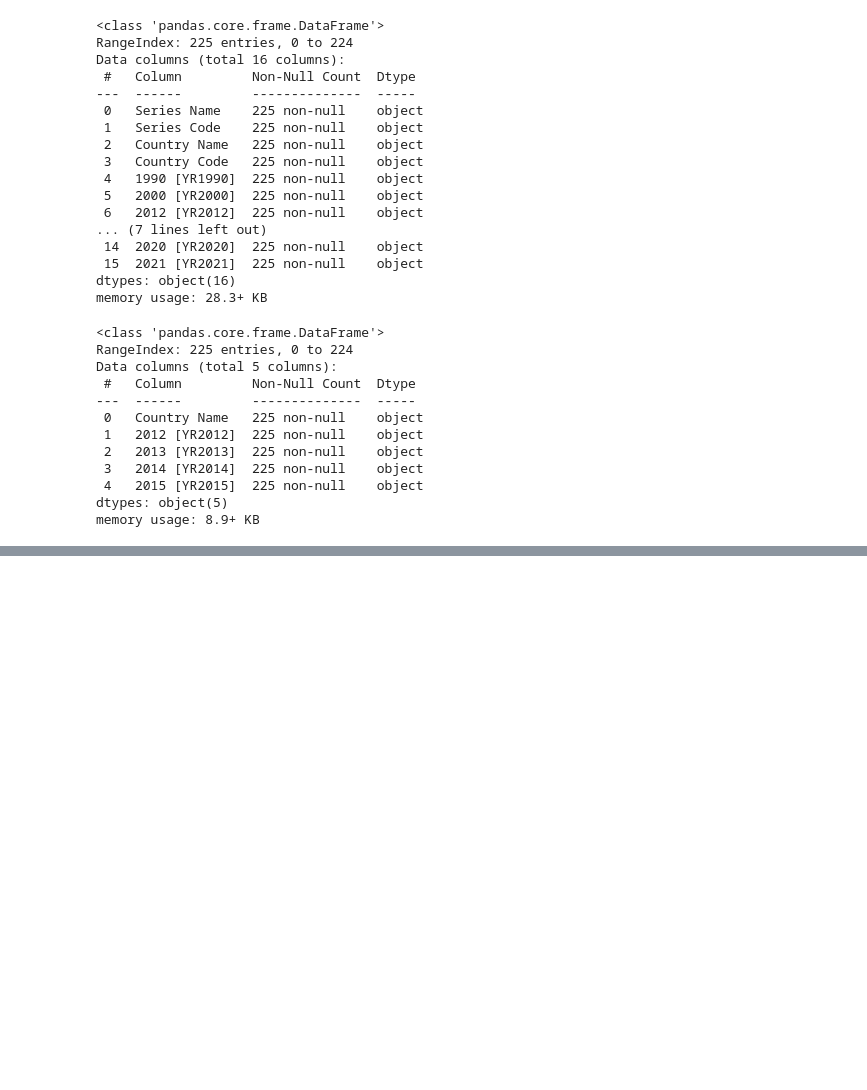
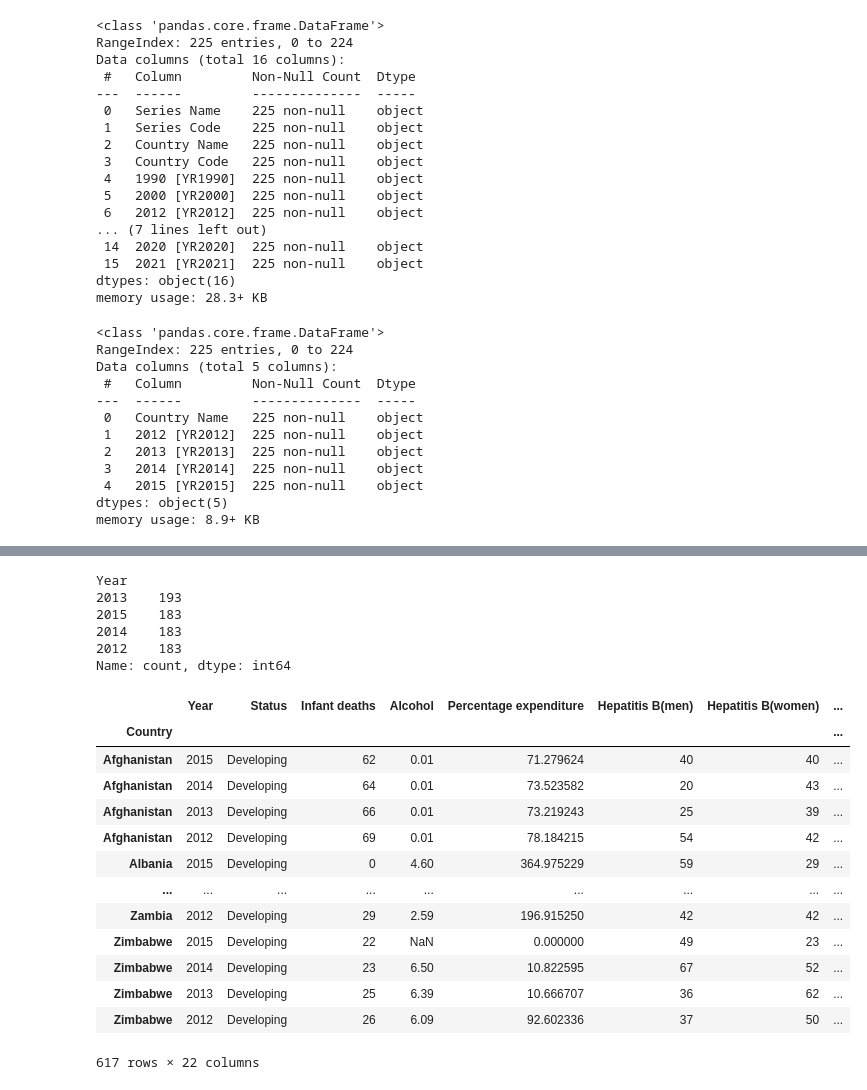
Before and after one commit to DaWaildHorse/Capstone_Project, a Jupyter notebook: Model.ipynb, the cells around one changed output, grey strips where cells are left out. Drawn from its saved outputs; the diff is of its cells as text; code cells hidden in the pictures; blank space fills up the shorter version.

```diff
--- a/Model.ipynb
+++ b/Model.ipynb
@@ -71,0 +265,7 @@ mortality_df = mortality_df[(mortality_df["Year"] >= 2012) & (mortality_df["Year
+# %%
+# Step 1: Compute average life expectancy and mortality
+mortality_df['Avg Life Expectancy'] = (mortality_df['Life expectancy (men)'] + mortality_df['Life expectancy(women)']) / 2
+mortality_df['Avg Adult Mortality'] = (mortality_df['Adult Mortality (men)'] + mortality_df['Adult Mortality (women)']) / 2
+
+# Step 2: Create a new DataFrame with selected columns
+mortality_df = mortality_df.drop(['Life expectancy (men)', 'Adult Mortality (men)', 'Life expectancy(women)', 'Adult Mortality (women)'], axis= 1)
@@ -71,0 +303,2 @@ mortality_df = mortality_df[(mortality_df["Year"] >= 2012) & (mortality_df["Year
+# %%
+mortality_df.set_index('Country', inplace=True)
@@ -71,0 +325,32 @@ mortality_df = mortality_df[(mortality_df["Year"] >= 2012) & (mortality_df["Year
+# %%
+mortality_df["Year"].value_counts()
+# %% [output]
+Year
+2013    193
+2015    183
+2014    183
+2012    183
+Name: count, dtype: int64
+# %%
+# Find countries (index values) with any NaN in GDP
+countries_with_nan_gdp = mortality_df[mortality_df['GDP'].isna()].index.unique()
+
+# Filter out those countries completely
+mortality_df_clean = mortality_df[~mortality_df.index.isin(countries_with_nan_gdp)]
+# %%
+mortality_df_clean
+# %% [output]
+|  | Year | Status | Infant deaths | Alcohol | Percentage expenditure | Hepatitis B(men) | Hepatitis B(women) | ... |
+| Country |  |  |  |  |  |  |  | ... |
+| Afghanistan | 2015 | Developing | 62 | 0.01 | 71.279624 | 40 | 40 | ... |
+| Afghanistan | 2014 | Developing | 64 | 0.01 | 73.523582 | 20 | 43 | ... |
+| Afghanistan | 2013 | Developing | 66 | 0.01 | 73.219243 | 25 | 39 | ... |
+| Afghanistan | 2012 | Developing | 69 | 0.01 | 78.184215 | 54 | 42 | ... |
+| Albania | 2015 | Developing | 0 | 4.60 | 364.975229 | 59 | 29 | ... |
+| ... | ... | ... | ... | ... | ... | ... | ... | ... |
+| Zambia | 2012 | Developing | 29 | 2.59 | 196.915250 | 42 | 42 | ... |
+| Zimbabwe | 2015 | Developing | 22 | NaN | 0.000000 | 49 | 23 | ... |
+| Zimbabwe | 2014 | Developing | 23 | 6.50 | 10.822595 | 67 | 52 | ... |
+| Zimbabwe | 2013 | Developing | 25 | 6.39 | 10.666707 | 36 | 62 | ... |
+| Zimbabwe | 2012 | Developing | 26 | 6.09 | 92.602336 | 37 | 50 | ... |
+617 rows × 22 columns
```
Also changed, not shown: parts of 24 cells of this notebook.
